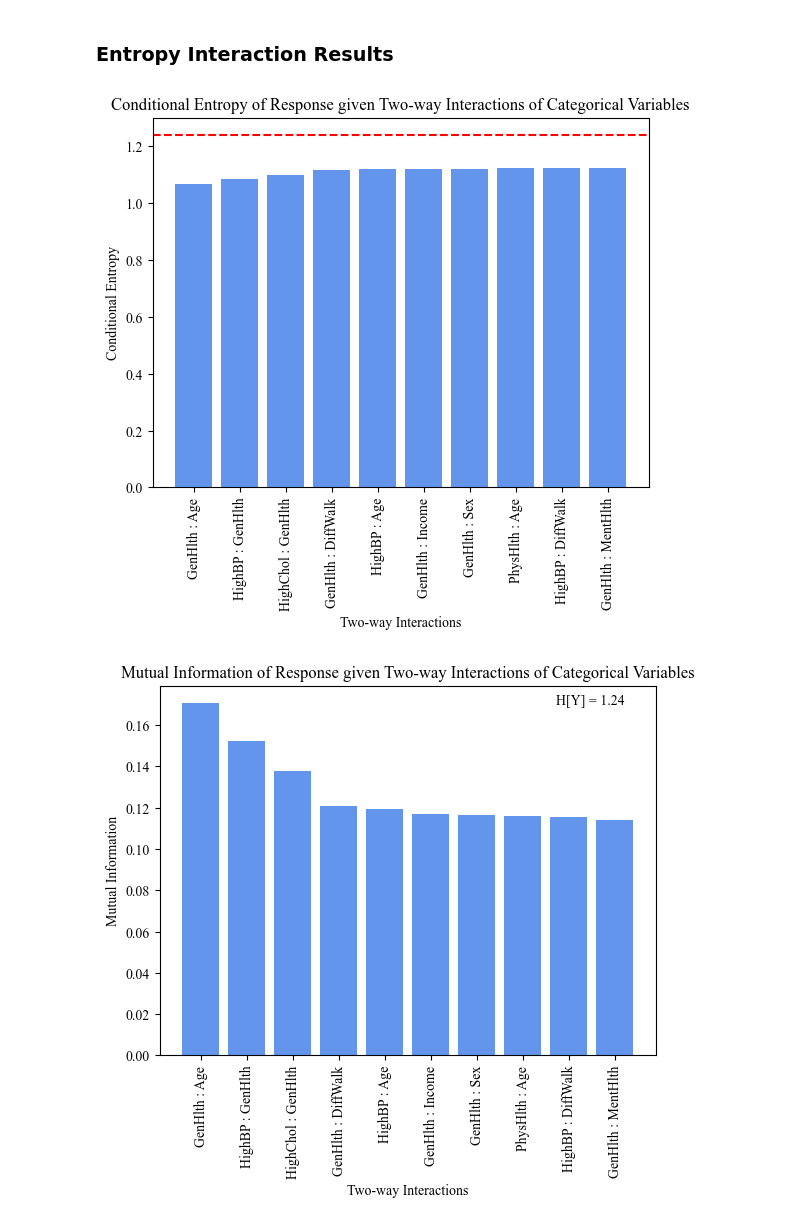
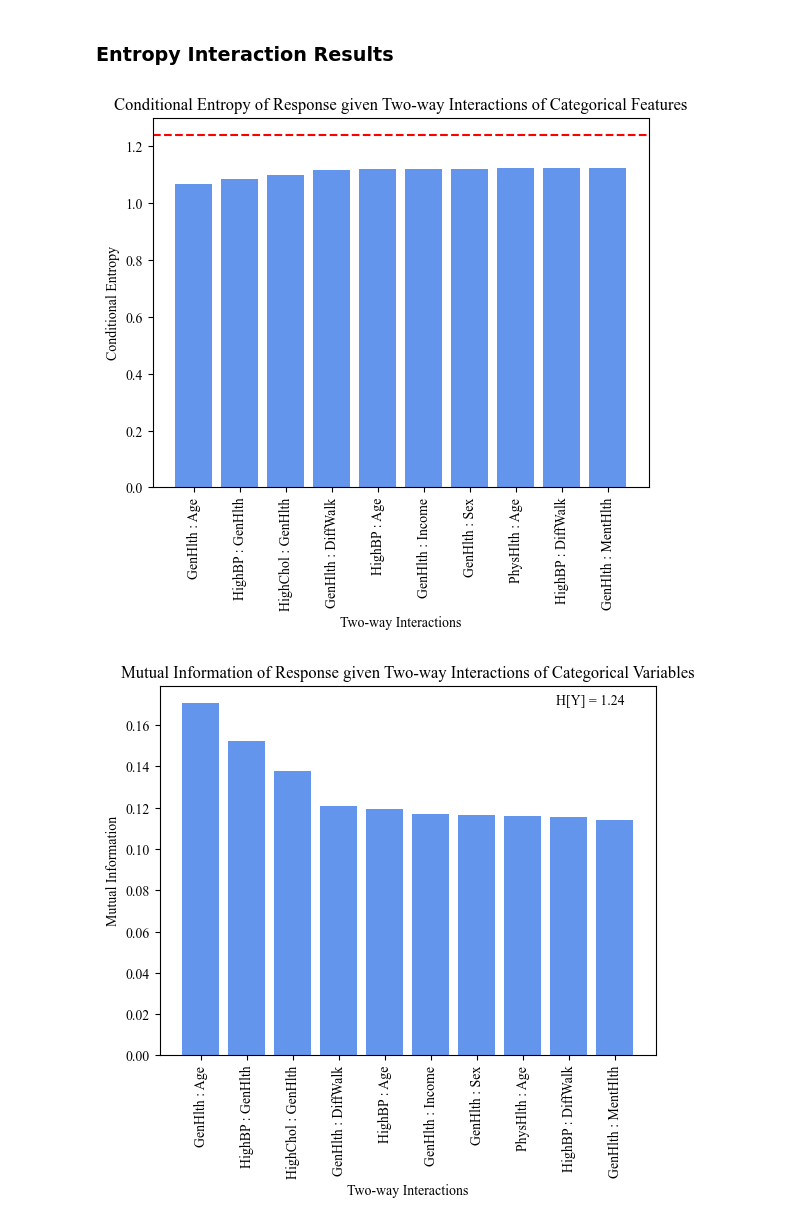
Before and after one commit to CYoung73/STA160-Midterm, a Jupyter notebook: STA160_Entropy_Analysis.ipynb, the cells around one changed output. Saved outputs shown, nothing was run; the diff lists cells and outputs as text; code cells hidden in the pictures.

```diff
--- a/STA160_Entropy_Analysis.ipynb
+++ b/STA160_Entropy_Analysis.ipynb
@@ -235,14 +235,14 @@ sorted_conditional_entropies_twoway = dict(sorted(conditional_entropies_twoway.i
 # %%
 # plot of conditional entropy for all two way interactions
 plt.bar(sorted_conditional_entropies_twoway.keys(), sorted_conditional_entropies_twoway.values(), color = '#6495ed')
-plt.title('Conditional Entropy of Response given Two-way Interactions of Categorical Variables')
+plt.title('Conditional Entropy of Response given Two-way Interactions of Categorical Features')
 plt.xlabel('Two-way Interactions')
 plt.ylabel('Conditional Entropy')
 plt.axhline(y=response_entropy, color='r', linestyle='--')
 plt.xticks(rotation=90)
 plt.show()
 # %% [output]
-[figure, old version]
+[figure, new version]
 # %%
 # mutual information for all two way interactions
 mutual_information_twoway = {pair: response_entropy - cond_en for pair, cond_en in conditional_entropies_twoway.items()}
```
Also changed, not shown: parts of 6 cells of this notebook, 1 other file.
